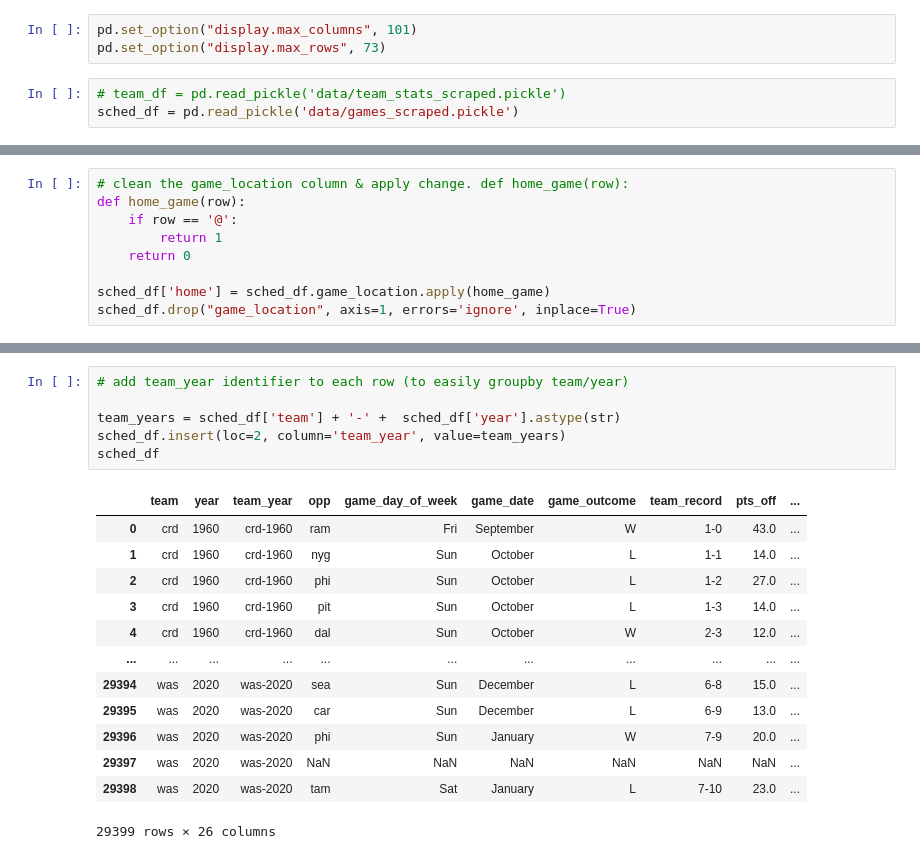
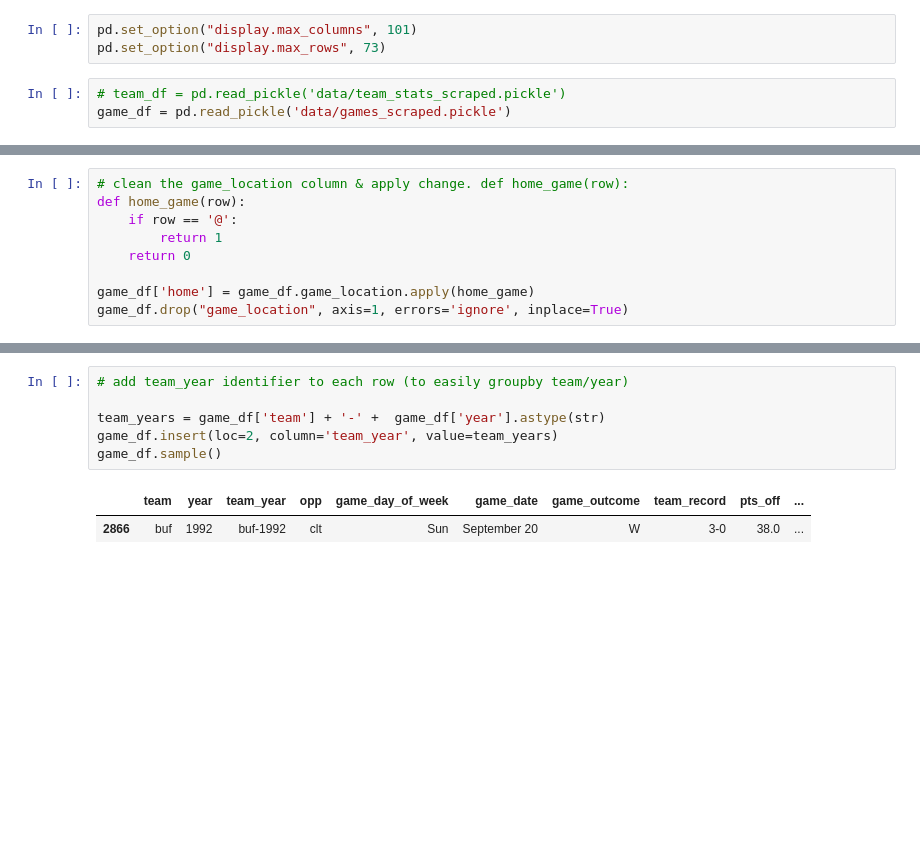
Before and after one commit to edubu2/metis-project2, a Jupyter notebook: clean_sched_df.ipynb, the cells around one changed output, grey strips where cells are left out. Cells and saved outputs as stored; diff of their text form; blank space fills up the shorter version.

```diff
--- a/clean_sched_df.ipynb
+++ b/clean_sched_df.ipynb
@@ -7,5 +7,5 @@ pd.set_option("display.max_columns", 101)
 pd.set_option("display.max_rows", 73)
 # %%
 # team_df = pd.read_pickle('data/team_stats_scraped.pickle')
-sched_df = pd.read_pickle('data/games_scraped.pickle')
+game_df = pd.read_pickle('data/games_scraped.pickle')
 # %%
@@ -41,6 +41,6 @@ def home_game(row):
         return 1
     return 0
 
-sched_df['home'] = sched_df.game_location.apply(home_game)
-sched_df.drop("game_location", axis=1, errors='ignore', inplace=True)
+game_df['home'] = game_df.game_location.apply(home_game)
+game_df.drop("game_location", axis=1, errors='ignore', inplace=True)
 # %%
@@ -67,20 +67,9 @@ sched_df[mask]
 # %%
 # add team_year identifier to each row (to easily groupby team/year)
 
-team_years = sched_df['team'] + '-' +  sched_df['year'].astype(str)
-sched_df.insert(loc=2, column='team_year', value=team_years)
-sched_df
+team_years = game_df['team'] + '-' +  game_df['year'].astype(str)
+game_df.insert(loc=2, column='team_year', value=team_years)
+game_df.sample()
 # %% [output]
 |  | team | year | team_year | opp | game_day_of_week | game_date | game_outcome | team_record | pts_off | ... |
-| 0 | crd | 1960 | crd-1960 | ram | Fri | September | W | 1-0 | 43.0 | ... |
-| 1 | crd | 1960 | crd-1960 | nyg | Sun | October | L | 1-1 | 14.0 | ... |
-| 2 | crd | 1960 | crd-1960 | phi | Sun | October | L | 1-2 | 27.0 | ... |
-| 3 | crd | 1960 | crd-1960 | pit | Sun | October | L | 1-3 | 14.0 | ... |
-| 4 | crd | 1960 | crd-1960 | dal | Sun | October | W | 2-3 | 12.0 | ... |
-| ... | ... | ... | ... | ... | ... | ... | ... | ... | ... | ... |
-| 29394 | was | 2020 | was-2020 | sea | Sun | December | L | 6-8 | 15.0 | ... |
-| 29395 | was | 2020 | was-2020 | car | Sun | December | L | 6-9 | 13.0 | ... |
-| 29396 | was | 2020 | was-2020 | phi | Sun | January | W | 7-9 | 20.0 | ... |
-| 29397 | was | 2020 | was-2020 | NaN | NaN | NaN | NaN | NaN | NaN | ... |
-| 29398 | was | 2020 | was-2020 | tam | Sat | January | L | 7-10 | 23.0 | ... |
+| 2866 | buf | 1992 | buf-1992 | clt | Sun | September 20 | W | 3-0 | 38.0 | ... |
-29399 rows × 26 columns
```
Also changed, not shown: parts of 16 cells of this notebook, 1 other file.
